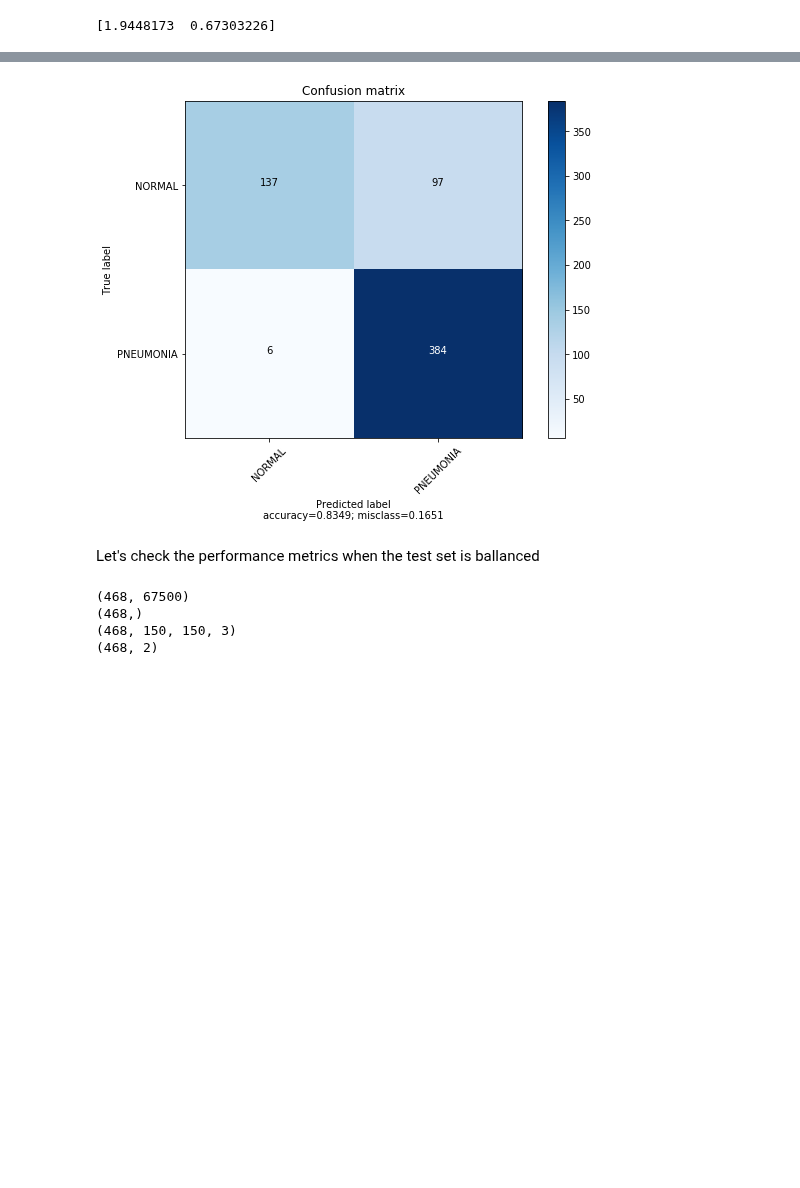
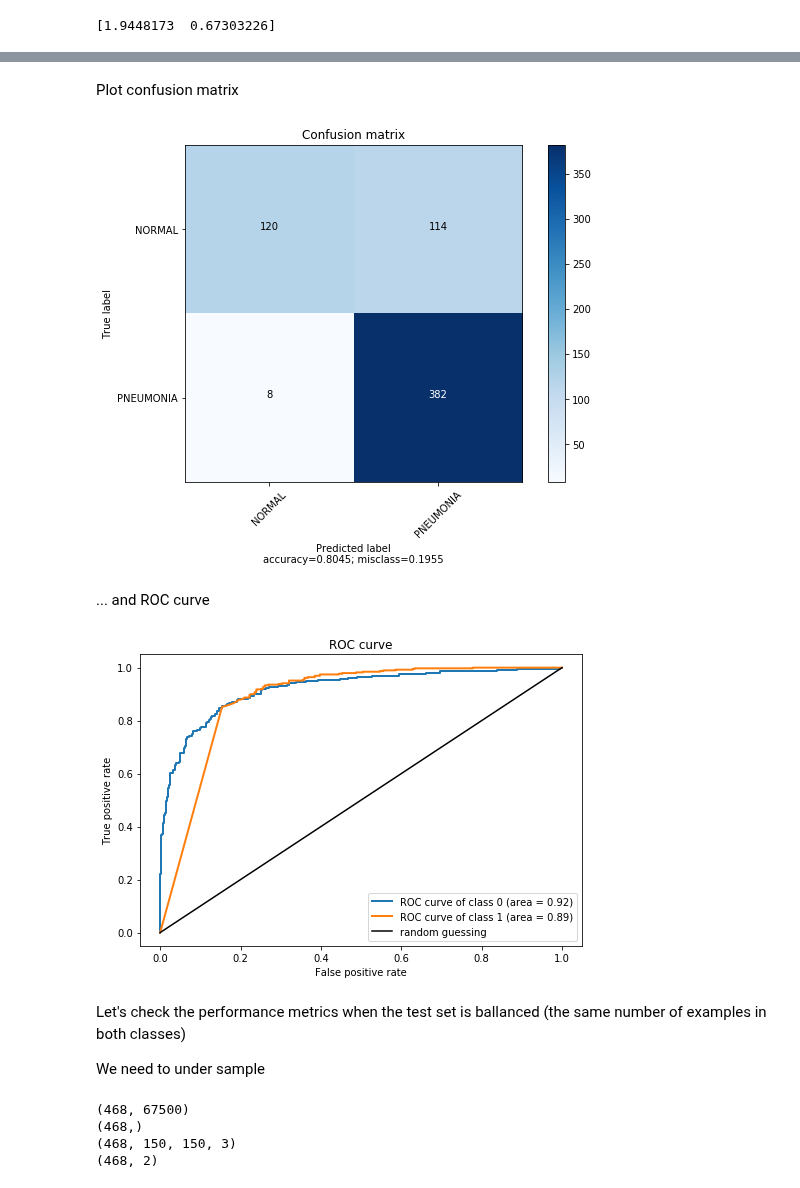
Before and after one commit to unit8co/amld-workshop-pneumonia, a Jupyter notebook: 3_pneumonia/p2_model.ipynb, the cells around one changed output, grey strips where cells are left out. Cells and saved outputs as stored; diff of their text form; code cells hidden in the pictures; blank space fills up the shorter version.

Commit message:
Update Part 3.2 Model

```diff
--- a/3_pneumonia/p2_model.ipynb
+++ b/3_pneumonia/p2_model.ipynb
@@ -202,6 +205,6 @@ Restore the best model - use Loss on the validation dataset
 # %%
 idx = np.argmin(history.history['val_loss'])
-model.load_weights("model/weights.epoch_{02d}.hdf5".format(idx + 1))
+model.load_weights("model/weights.epoch_{:02d}.hdf5".format(idx + 1))
 
 print("Loading the best model - epoch: {}, val_loss: {}".format(idx + 1, history.history['val_loss'][idx]))
 # %% [output]
@@ -214,3 +219,5 @@ Model Loss: 1.7411734626580533, Accuracy: 0.8349358974358975
+# %% [markdown]
+Plot confusion matrix
 # %%
 from sklearn.metrics import confusion_matrix
 from model_diag import plot_confusion_matrix
@@ -222,9 +229,41 @@ y_true = np.argmax(y_test, axis = 1)
 conf_mtx = confusion_matrix(y_true, y_pred_classes)
 plot_confusion_matrix(conf_mtx, target_names = ['NORMAL', 'PNEUMONIA'], normalize=False)
 # %% [output]
-[figure, old version]
+[figure, new version]
+# %% [markdown]
+... and ROC curve
+# %%
+from sklearn.metrics import roc_curve
+from sklearn.metrics import auc
+
+fpr = dict()
+tpr = dict()
+roc_auc = dict()
+
+for i in range(NUM_CLASSES):
+    fpr[i], tpr[i], _ = roc_curve(y_test[:, i], y_pred[:, i])
+    roc_auc[i] = auc(fpr[i], tpr[i])
+
+plt.figure(figsize=(7, 5))
+
+for i in range(NUM_CLASSES):
+    plt.plot(fpr[i], tpr[i], lw=2,
+             label='ROC curve of class {0} (area = {1:0.2f})'.format(i, roc_auc[i]))
+
+plt.plot(fpr[0], fpr[0], 'k-', label = 'random guessing')
+
+plt.xlabel('False positive rate')
+plt.ylabel('True positive rate')
+plt.title('ROC curve')
+plt.legend(loc="lower right")
+
+plt.tight_layout()
+# %% [output]
+[figure, added]
 # %% [markdown]
-Let's check the performance metrics when the test set is ballanced
+Let's check the performance metrics when the test set is ballanced (the same number of examples in both classes)
+
+We need to under sample
 # %%
 from imblearn.under_sampling import RandomUnderSampler
 from keras.utils.np_utils import to_categorical
```
Also changed, not shown: parts of 15 cells of this notebook.
